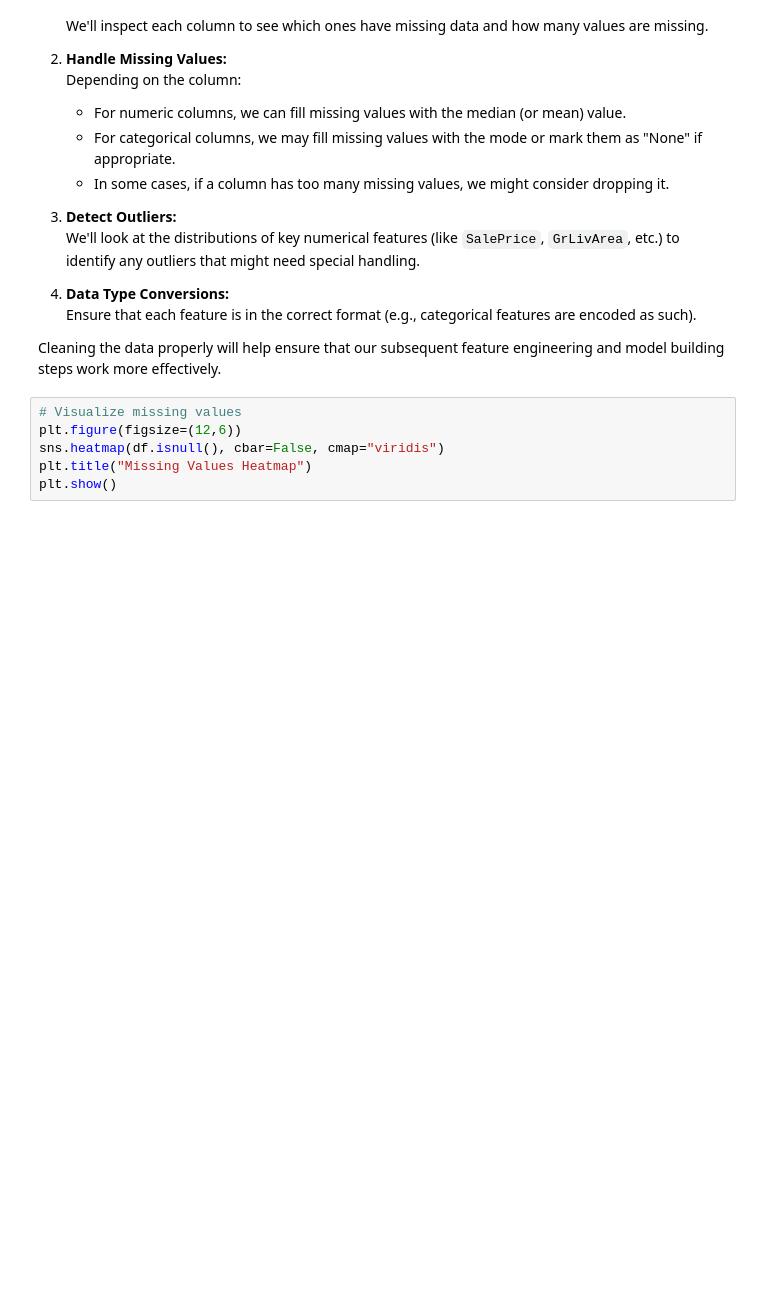
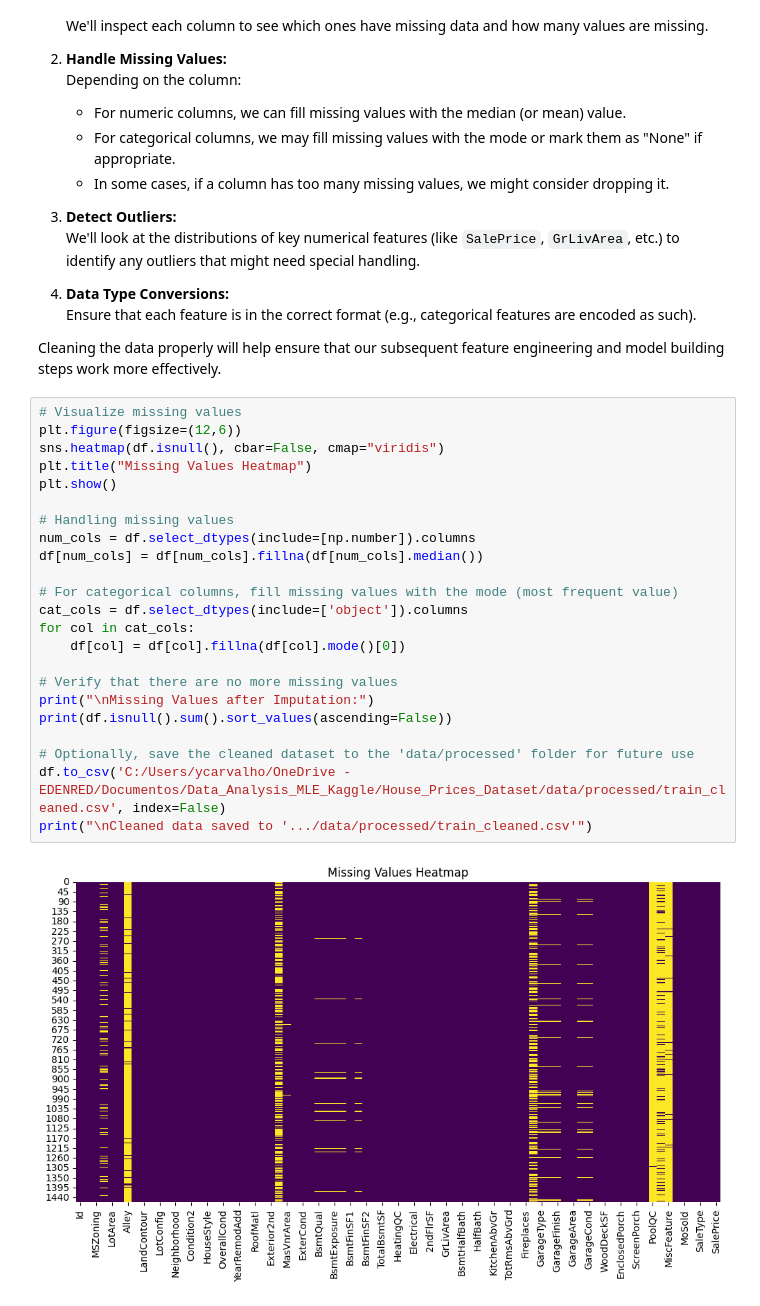
Before and after one commit to vitoryago/Data_Analysis_MLE_Kaggle, a Jupyter notebook: House_Prices_Dataset/notebooks/1_EDA.ipynb, the cells around one changed output. Drawn from its saved outputs; the diff is of its cells as text; blank space fills up the shorter version.

Commit message:
train cleaned data

```diff
--- a/House_Prices_Dataset/notebooks/1_EDA.ipynb
+++ b/House_Prices_Dataset/notebooks/1_EDA.ipynb
@@ -63,9 +63,28 @@ In this step, we'll clean the House Prices dataset by addressing missing values,
    Ensure that each feature is in the correct format (e.g., categorical features are encoded as such).
 
 Cleaning the data properly will help ensure that our subsequent feature engineering and model building steps work more effectively.
-# %%
-# Visualize missing values
-plt.figure(figsize=(12,6))
-sns.heatmap(df.isnull(), cbar=False, cmap="viridis")
-plt.title("Missing Values Heatmap")
-plt.show()
+# %%
+# Visualize missing values
+plt.figure(figsize=(12,6))
+sns.heatmap(df.isnull(), cbar=False, cmap="viridis")
+plt.title("Missing Values Heatmap")
+plt.show()
+
+# Handling missing values
+num_cols = df.select_dtypes(include=[np.number]).columns
+df[num_cols] = df[num_cols].fillna(df[num_cols].median())
+
+# For categorical columns, fill missing values with the mode (most frequent value)
+cat_cols = df.select_dtypes(include=['object']).columns
+for col in cat_cols:
+    df[col] = df[col].fillna(df[col].mode()[0])
+
+# Verify that there are no more missing values
+print("\nMissing Values after Imputation:")
+print(df.isnull().sum().sort_values(ascending=False))
+
+# Optionally, save the cleaned dataset to the 'data/processed' folder for future use
+df.to_csv('C:/Users/ycarvalho/OneDrive - EDENRED/Documentos/Data_Analysis_MLE_Kaggle/House_Prices_Dataset/data/processed/train_cleaned.csv', index=False)
+print("\nCleaned data saved to '.../data/processed/train_cleaned.csv'")
+# %% [output]
+[figure, added]
```
Also changed, not shown: 1 other file.
